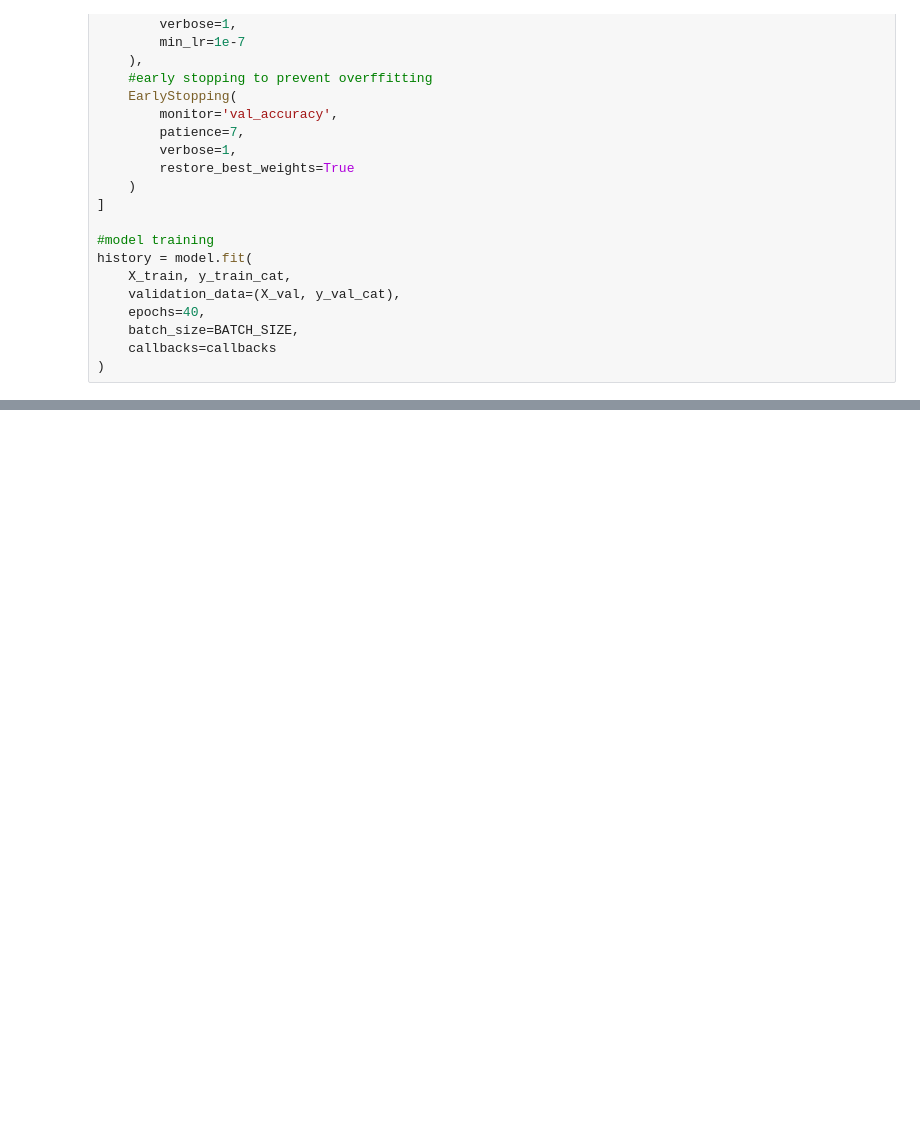
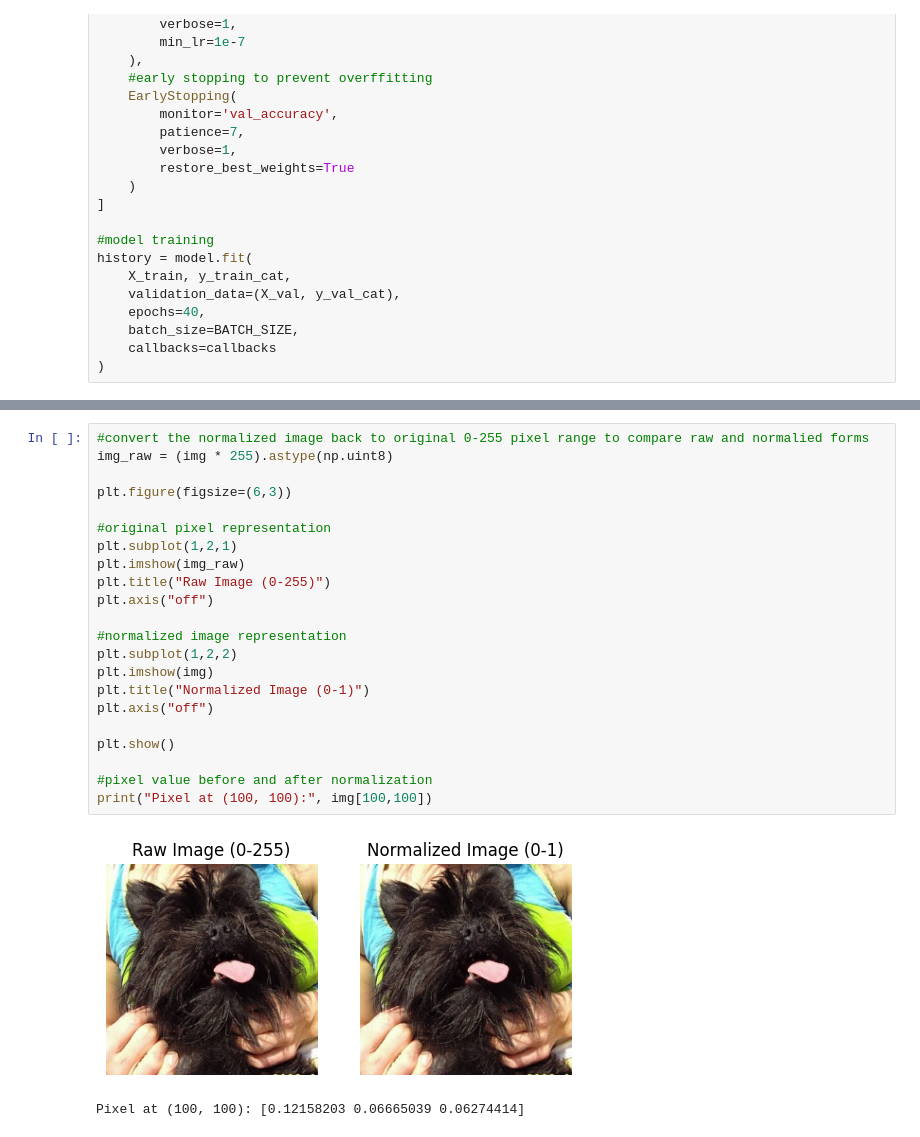
Before and after one commit to KMarci92/Dog_Breed_Identification, a Jupyter notebook: dog_breed_classifier.ipynb, the cells around one changed output, grey strips where cells are left out. Saved outputs shown, nothing was run; the diff lists cells and outputs as text; blank space fills up the shorter version.

```diff
--- a/dog_breed_classifier.ipynb
+++ b/dog_breed_classifier.ipynb
@@ -223,0 +260,25 @@ predictions = model.predict(X_test)
+# %%
+#convert the normalized image back to original 0-255 pixel range to compare raw and normalied forms
+img_raw = (img * 255).astype(np.uint8)
+
+plt.figure(figsize=(6,3))
+
+#original pixel representation
+plt.subplot(1,2,1)
+plt.imshow(img_raw)
+plt.title("Raw Image (0-255)")
+plt.axis("off")
+
+#normalized image representation
+plt.subplot(1,2,2)
+plt.imshow(img)
+plt.title("Normalized Image (0-1)")
+plt.axis("off")
+
+plt.show()
+
+#pixel value before and after normalization
+print("Pixel at (100, 100):", img[100,100])
+# %% [output]
+[figure, added]
+Pixel at (100, 100): [0.12158203 0.06665039 0.06274414]
```
Also changed, not shown: parts of 9 cells of this notebook, 1 other file.
